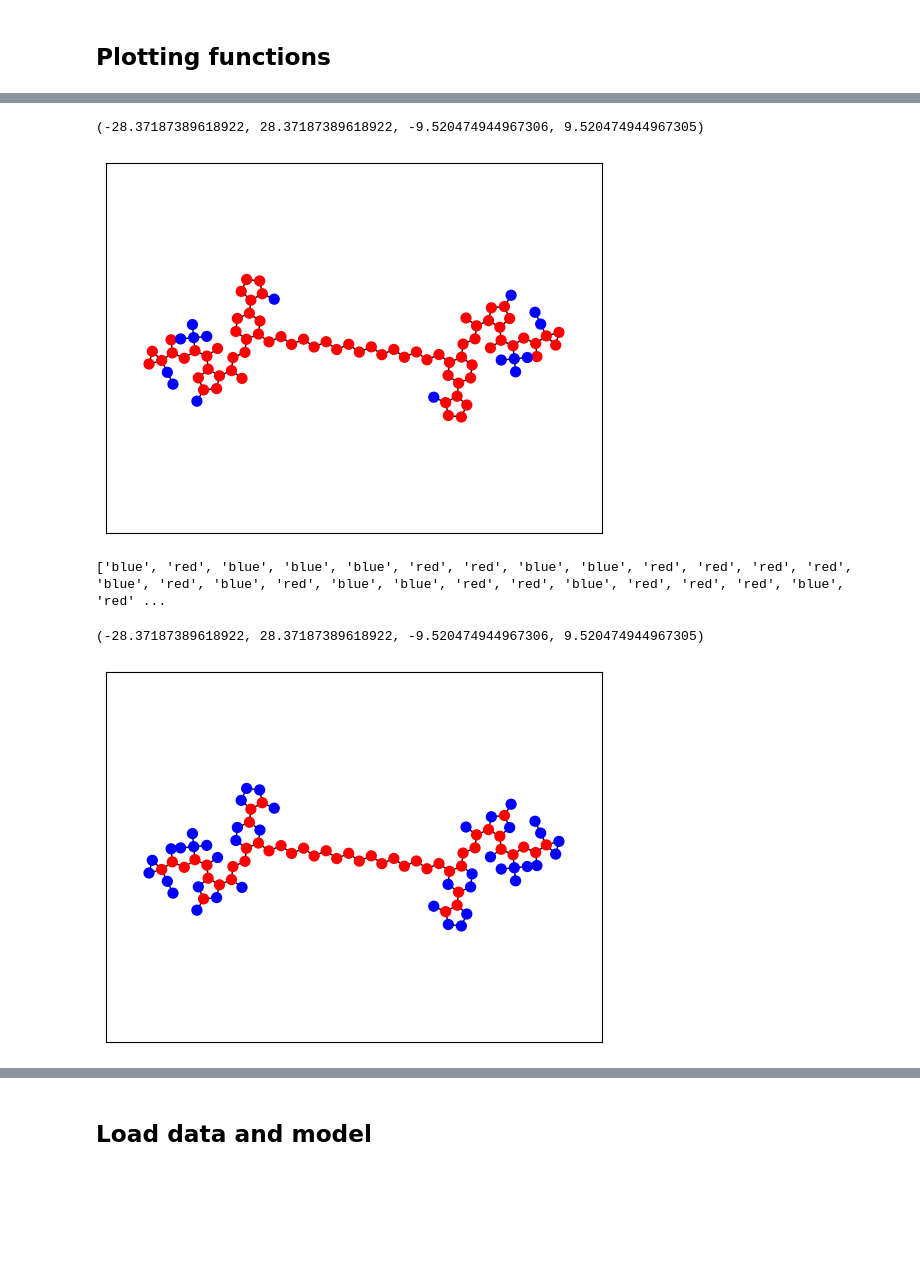
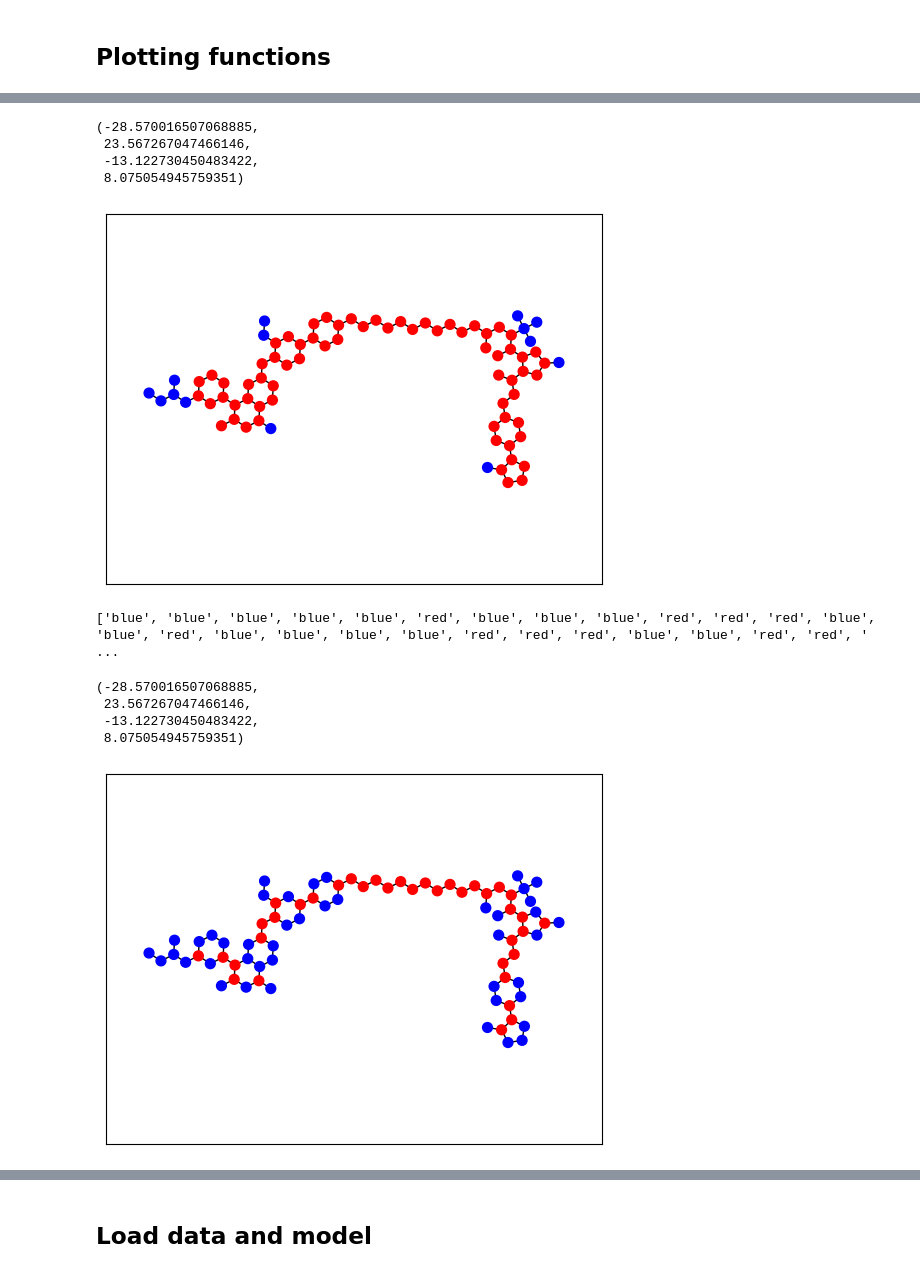
Before and after one commit to ribesstefano/PROTAC-Splitter, a Jupyter notebook: notebooks/GNN/3_evaluation.ipynb, the cells around one changed output, grey strips where cells are left out. Saved outputs shown, nothing was run; the diff lists cells and outputs as text; code cells hidden in the pictures; blank space fills up the shorter version.

```diff
--- a/notebooks/GNN/3_evaluation.ipynb
+++ b/notebooks/GNN/3_evaluation.ipynb
@@ -95,6 +98,6 @@ plt.axis('equal')
 # %%
 from rdkit.Chem.Scaffolds import MurckoScaffold
-smi = 'Cc1ncsc1-c1ccc(CNC(=O)C2CC(O)CN2C(=O)C(NC(=O)C2(C#N)CC2)C(C)(C)C)c(OCCOCCOCCOCCOCCOc2cc(-c3scnc3C)ccc2CNC(=O)C2CC(O)CN2C(=O)C(NC(=O)C2(C#N)CC2)C(C)(C)C)c1'
+smi = 'C=CC(=O)Nc1cccc(-n2c(=O)cc(C)c3cnc(Nc4ccc(N5CCN(CCCCCCCCCCCC(=O)NC(C(=O)N6CC(O)CC6C(=O)NCc6ccc(-c7scnc7C)cc6)C(C)(C)C)CC5)cc4OC)nc32)c1'
 mol = Chem.MolFromSmiles(smi)
 
 
@@ -112,29 +115,35 @@ for node_idx in range(G.number_of_nodes()):
 nx.draw_networkx(G, pos=pos,  node_color=colors, with_labels=False, node_size = 50)
 plt.axis('equal')
 # %% [output]
-(-28.37187389618922, 28.37187389618922, -9.520474944967306, 9.520474944967305)
+(-28.570016507068885,
+ 23.567267047466146,
+ -13.122730450483422,
+ 8.075054945759351)
-[figure, old version]
+[figure, new version]
 # %%
-smi = 'Cc1ncsc1-c1ccc(CNC(=O)C2CC(O)CN2C(=O)C(NC(=O)C2(C#N)CC2)C(C)(C)C)c(OCCOCCOCCOCCOCCOc2cc(-c3scnc3C)ccc2CNC(=O)C2CC(O)CN2C(=O)C(NC(=O)C2(C#N)CC2)C(C)(C)C)c1'
+smi = 'C=CC(=O)Nc1cccc(-n2c(=O)cc(C)c3cnc(Nc4ccc(N5CCN(CCCCCCCCCCCC(=O)NC(C(=O)N6CC(O)CC6C(=O)NCc6ccc(-c7scnc7C)cc6)C(C)(C)C)CC5)cc4OC)nc32)c1'
 G, pos = make_graph_with_pos(smi)
 
 bridge_bool_list, highlighted_nodes = identify_bridge_nodes(G)
 ms_bool_list, at_idx_list = identify_murcko_scaffold_atoms(mol)
 
 
 colors = []
 for b1, b2 in zip(bridge_bool_list, ms_bool_list):
     if b1*b2:
         colors.append('red')
     else:
         colors.append('blue')
 
 #colors = ['red' if node_idx in highlighted_nodes else 'blue' for node_idx in range(G.number_of_nodes())]
 print(colors)
 nx.draw_networkx(G, pos=pos,  node_color=colors, with_labels=False, node_size = 50)
 plt.axis('equal')
 # %% [output]
-['blue', 'red', 'blue', 'blue', 'blue', 'red', 'red', 'blue', 'blue', 'red', 'red', 'red', 'red', 'blue', 'red', 'blue', 'red', 'blue', 'blue', 'red', 'red', 'blue', 'red', 'red', 'red', 'blue', 'red' ...
+['blue', 'blue', 'blue', 'blue', 'blue', 'red', 'blue', 'blue', 'blue', 'red', 'red', 'red', 'blue', 'blue', 'red', 'blue', 'blue', 'blue', 'blue', 'red', 'red', 'red', 'blue', 'blue', 'red', 'red', ' ...
-(-28.37187389618922, 28.37187389618922, -9.520474944967306, 9.520474944967305)
+(-28.570016507068885,
+ 23.567267047466146,
+ -13.122730450483422,
+ 8.075054945759351)
-[figure, old version]
+[figure, new version]
 # %%
```
Also changed, not shown: parts of 56 cells of this notebook, 3 other files.
